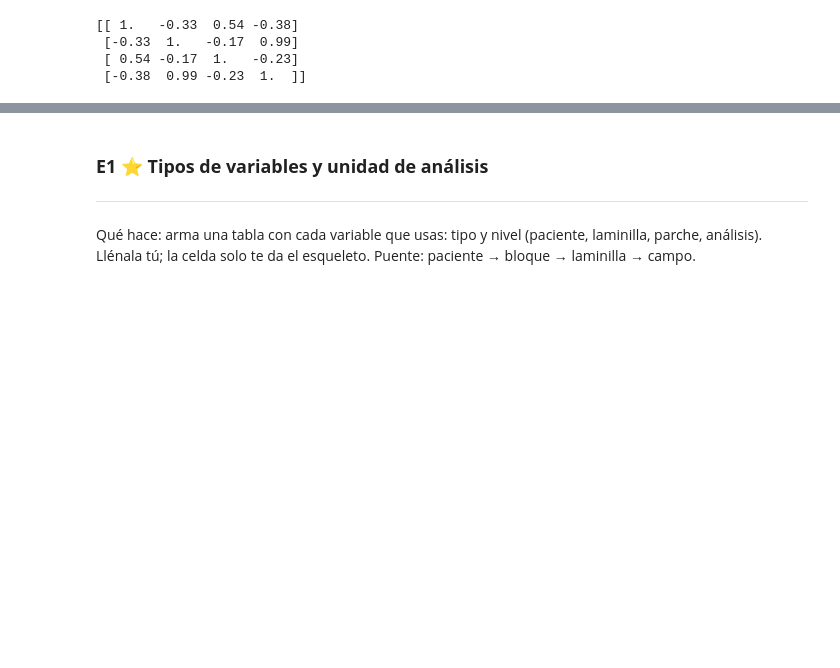
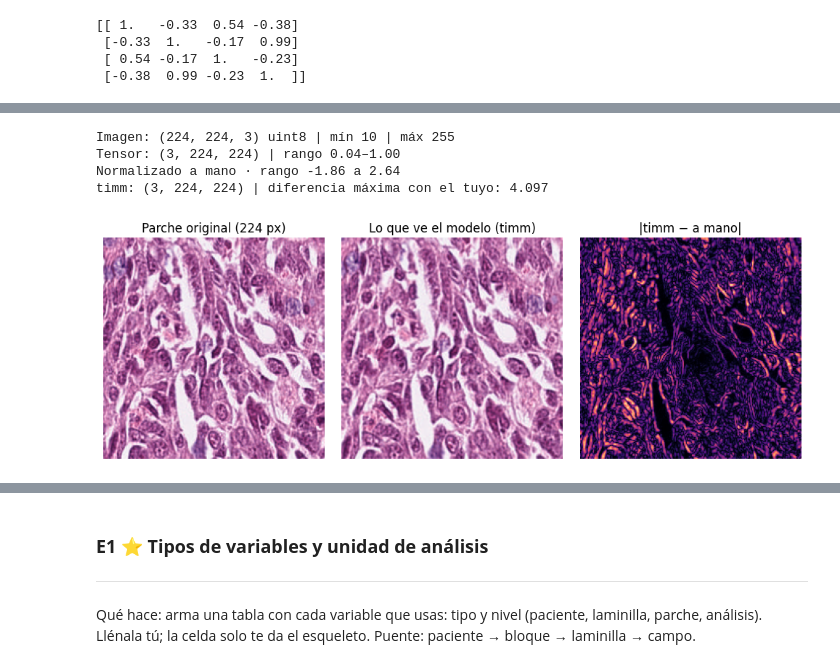
Before and after one commit to CarlosJB95/PathIA-MSI-colon, a Jupyter notebook: Notebook_07_embeddings.ipynb, the cells around one changed output, grey strips where cells are left out. Saved outputs shown, nothing was run; the diff lists cells and outputs as text; code cells hidden in the pictures; blank space fills up the shorter version.

Commit message:
Día 42 — preprocesamiento para un modelo (tensor, normalización, eval)

```diff
--- a/Notebook_07_embeddings.ipynb
+++ b/Notebook_07_embeddings.ipynb
@@ -200,0 +217,8 @@ print(np.round(S_11[:4, :4], 2))   # solo los 4 TUM: ¿0 y 2 siguen lejos de 1 y
+# %%
+from PIL import Image
+
+cfg = timm.data.resolve_data_config({}, model=modelo)
+transform = timm.data.create_transform(**cfg)
+for clave in ["input_size", "interpolation", "crop_pct", "mean", "std"]:
+    print(f"{clave:<14}", cfg[clave])
+print(transform)
@@ -200,0 +243,37 @@ print(np.round(S_11[:4, :4], 2))   # solo los 4 TUM: ¿0 y 2 siguen lejos de 1 y
+# %%
+i0 = int(np.where(ytr == "TUM")[0][0])          # primer parche TUM de train
+img = Xtr[i0]
+print("Imagen:", img.shape, img.dtype, "| mín", img.min(), "| máx", img.max())
+
+# 1) canales primero  2) a decimales entre 0 y 1
+t = torch.from_numpy(img).permute(2, 0, 1).float() / 255.0
+print("Tensor:", tuple(t.shape), f"| rango {t.min():.2f}–{t.max():.2f}")
+
+# 3) normalización por canal con la media y la DE de ImageNet
+MEDIA = torch.tensor(cfg["mean"]).view(3, 1, 1)
+DE    = torch.tensor(cfg["std"]).view(3, 1, 1)
+t_mano = (t - MEDIA) / DE
+print(f"Normalizado a mano · rango {t_mano.min():.2f} a {t_mano.max():.2f}")
+
+# 4) el transform de timm sobre el mismo parche
+t_timm = transform(Image.fromarray(img))
+print("timm:", tuple(t_timm.shape),
+      f"| diferencia máxima con el tuyo: {(t_timm - t_mano).abs().max():.3f}")
+
+def a_imagen(tn):
+    """Deshace la normalización para poder mirar el tensor como imagen RGB."""
+    return (tn * DE + MEDIA).clamp(0, 1).permute(1, 2, 0).numpy()
+
+fig, ejes = plt.subplots(1, 3, figsize=(10, 3.4))
+ejes[0].imshow(img);                ejes[0].set_title("Parche original (224 px)")
+ejes[1].imshow(a_imagen(t_timm));   ejes[1].set_title("Lo que ve el modelo (timm)")
+ejes[2].imshow(np.abs(a_imagen(t_timm) - a_imagen(t_mano)).mean(axis=2), cmap="magma")
+ejes[2].set_title("|timm − a mano|")
+for e in ejes: e.axis("off")
+plt.tight_layout(); plt.savefig(RESULTS / "07_preproc_parche.png", dpi=150); plt.show()
+# %% [output]
+Imagen: (224, 224, 3) uint8 | mín 10 | máx 255
+Tensor: (3, 224, 224) | rango 0.04–1.00
+Normalizado a mano · rango -1.86 a 2.64
+timm: (3, 224, 224) | diferencia máxima con el tuyo: 4.097
+[figure, added]
```
Also changed, not shown: parts of 19 cells of this notebook.
